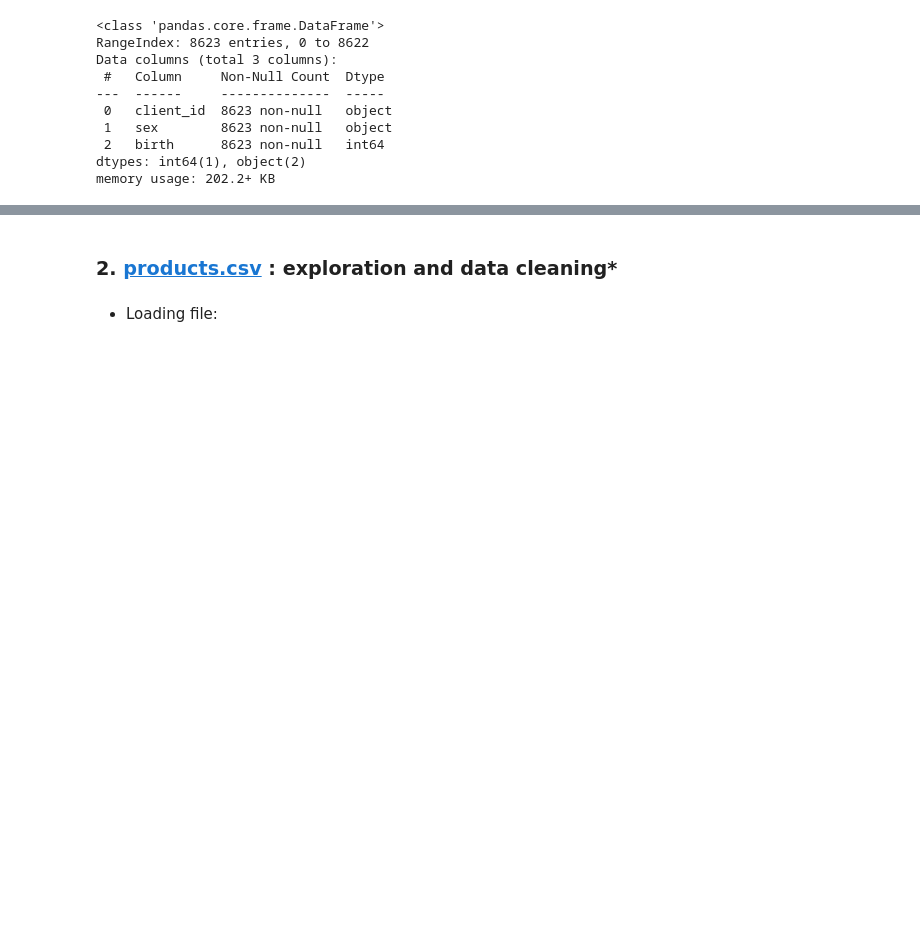
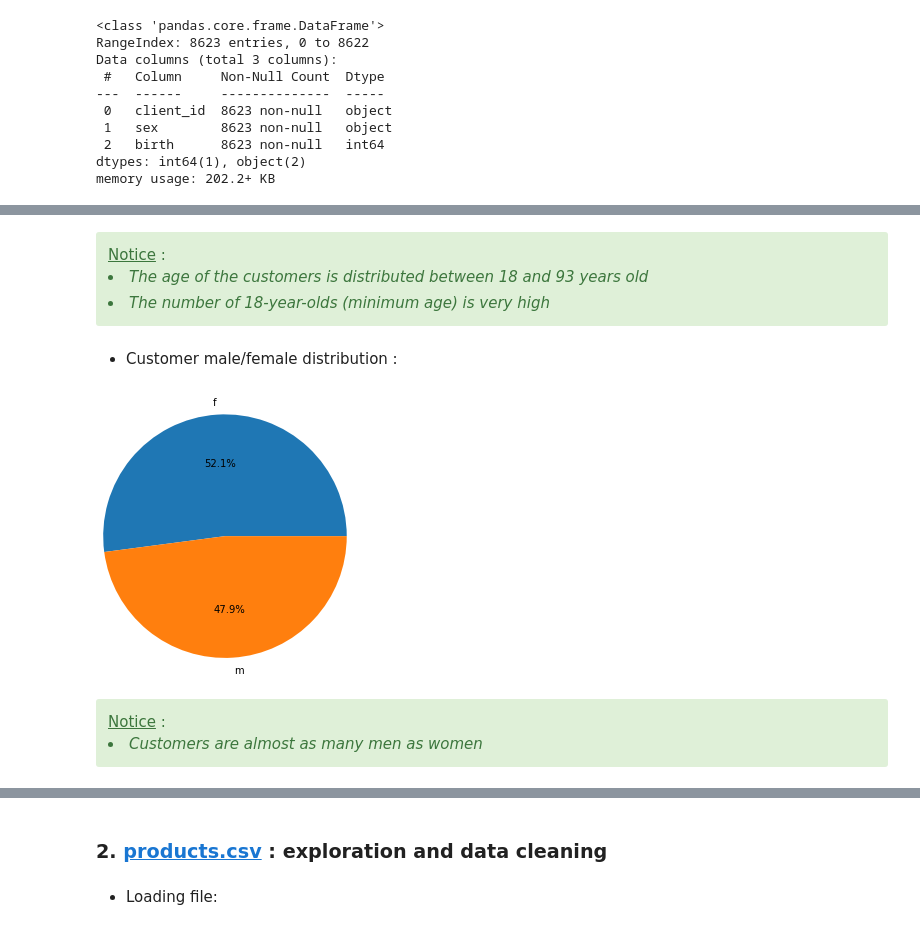
Before and after one commit to donia-nefiz/Analyze-bookstore-sales-with-Python, a Jupyter notebook: Analyze-bookstore-sales-with-Python.ipynb, the cells around one changed output, grey strips where cells are left out. Drawn from its saved outputs; the diff is of its cells as text; code cells hidden in the pictures; blank space fills up the shorter version.

```diff
--- a/Analyze-bookstore-sales-with-Python.ipynb
+++ b/Analyze-bookstore-sales-with-Python.ipynb
@@ -117,7 +152,25 @@ The column client_id does not contain duplicates
+# %% [markdown]
+<div class="alert-success">
+    <u>Notice</u> :
+<i><br><li> The age of the customers is distributed between 18 and 93 years old</br></li>
+<li> The number of 18-year-olds (minimum age) is very high</li>
+</i></div>
+# %% [markdown]
+- Customer male/female distribution :
+# %%
+customers["sex"].value_counts().plot(kind="pie", autopct='%.1f%%', ylabel='', radius=1.4)
+plt.show()
+# %% [output]
+[figure, added]
+# %% [markdown]
+<div class="alert-success">
+    <u>Notice</u> :
+<i><br><li> Customers are almost as many men as women</br></li>
+</i></div>
 # %% [markdown]
  <a id='another_cell_b'></a>
 # %% [markdown]
-### 2. [products.csv](http://localhost:8888/edit/products.csv) : exploration and data cleaning*
+### 2. [products.csv](http://localhost:8888/edit/products.csv) : exploration and data cleaning
 # %% [markdown]
 - Loading file:
 # %%
```
Also changed, not shown: parts of 99 cells of this notebook.
